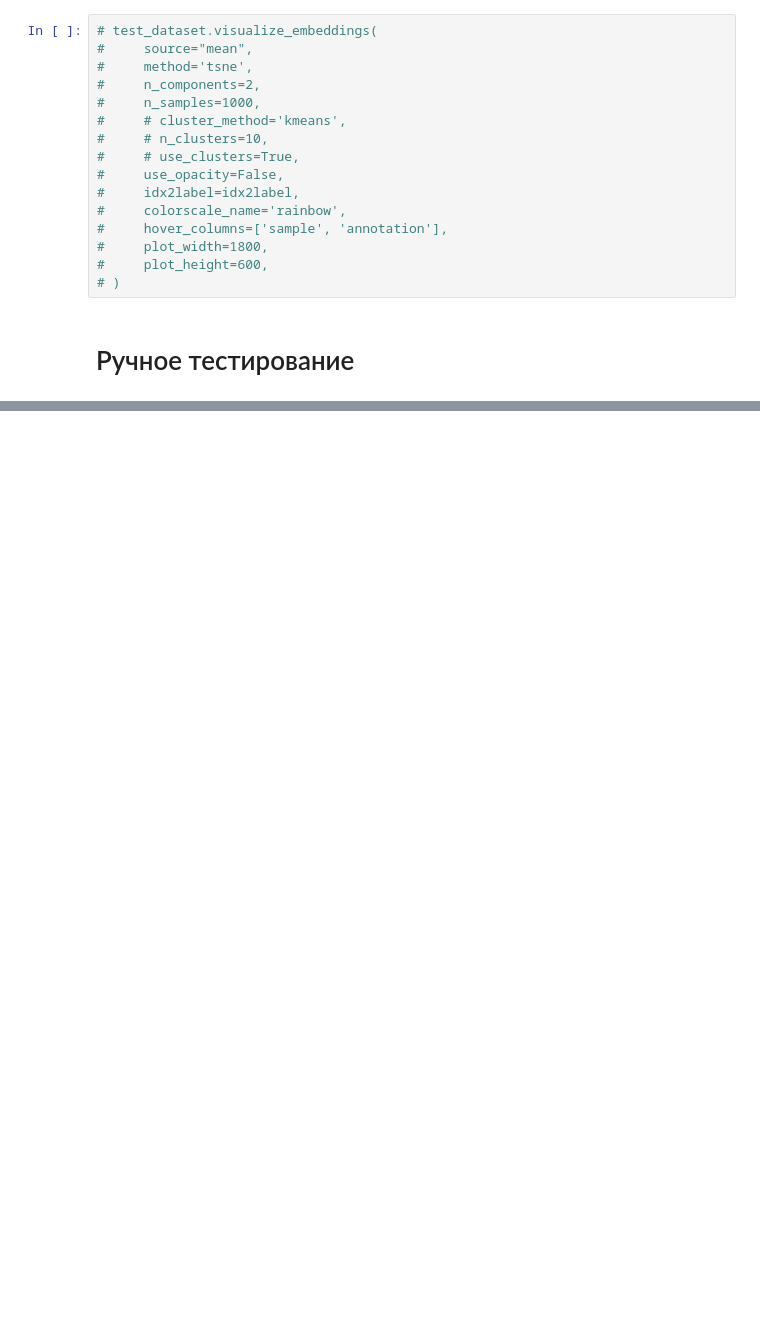
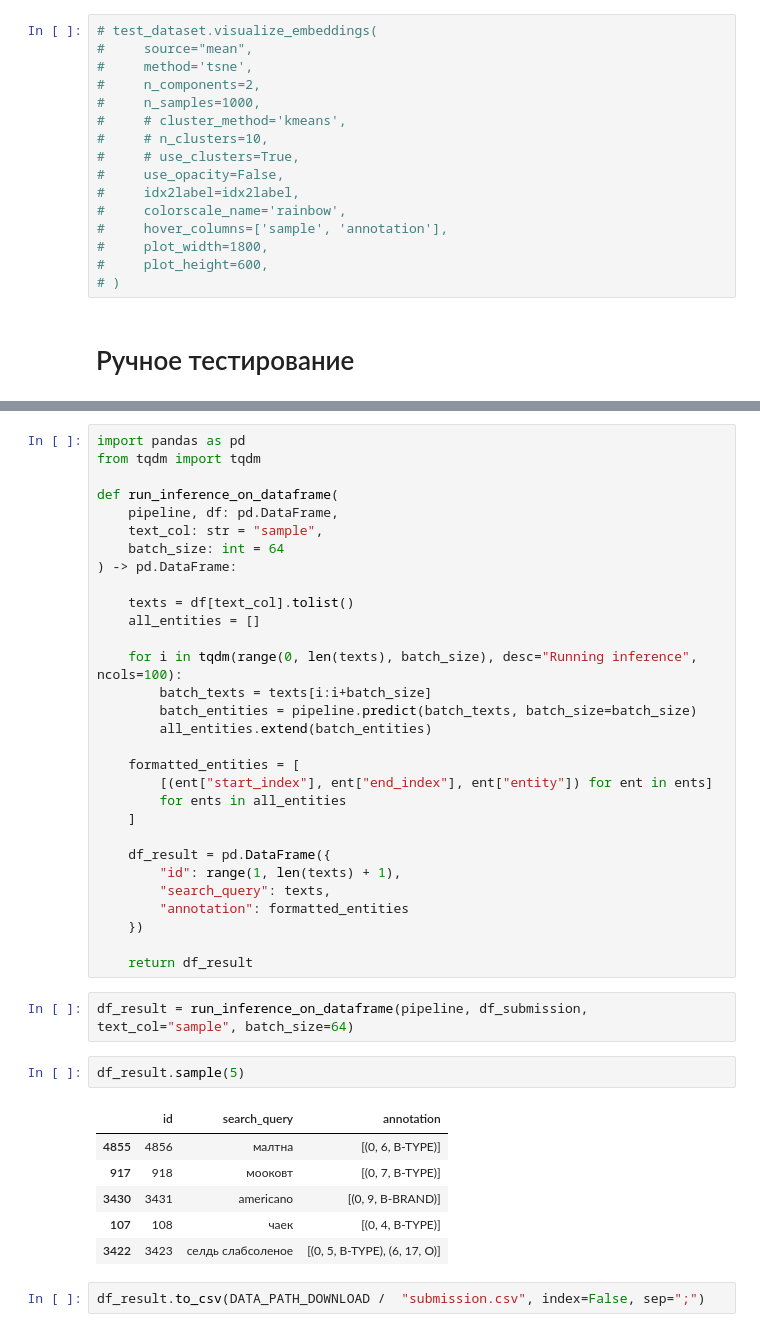
Before and after one commit to AntonSHBK/hackathon_x5, a Jupyter notebook: backend/ml/notebooks/hackathon_x5.ipynb, the cells around one changed output, grey strips where cells are left out. Cells and saved outputs as stored; diff of their text form; blank space fills up the shorter version.

```diff
--- a/backend/ml/notebooks/hackathon_x5.ipynb
+++ b/backend/ml/notebooks/hackathon_x5.ipynb
@@ -554,0 +754,43 @@ for i, entity in enumerate(entities):
+# %%
+import pandas as pd
+from tqdm import tqdm
+
+def run_inference_on_dataframe(
+    pipeline, df: pd.DataFrame,
+    text_col: str = "sample",
+    batch_size: int = 64
+) -> pd.DataFrame:
+
+    texts = df[text_col].tolist()
+    all_entities = []
+
+    for i in tqdm(range(0, len(texts), batch_size), desc="Running inference", ncols=100):
+        batch_texts = texts[i:i+batch_size]
+        batch_entities = pipeline.predict(batch_texts, batch_size=batch_size)
+        all_entities.extend(batch_entities)
+
+    formatted_entities = [
+        [(ent["start_index"], ent["end_index"], ent["entity"]) for ent in ents]
+        for ents in all_entities
+    ]
+
+    df_result = pd.DataFrame({
+        "id": range(1, len(texts) + 1),
+        "search_query": texts,
+        "annotation": formatted_entities
+    })
+
+    return df_result
+# %%
+df_result = run_inference_on_dataframe(pipeline, df_submission, text_col="sample", batch_size=64)
+# %%
+df_result.sample(5)
+# %% [output]
+|  | id | search_query | annotation |
+| 4855 | 4856 | малтна | [(0, 6, B-TYPE)] |
+| 917 | 918 | мооковт | [(0, 7, B-TYPE)] |
+| 3430 | 3431 | americano | [(0, 9, B-BRAND)] |
+| 107 | 108 | чаек | [(0, 4, B-TYPE)] |
+| 3422 | 3423 | селдь слабсоленое | [(0, 5, B-TYPE), (6, 17, O)] |
+# %%
+df_result.to_csv(DATA_PATH_DOWNLOAD /  "submission.csv", index=False, sep=";")
```
Also changed, not shown: parts of 33 cells of this notebook, 3 other files.
